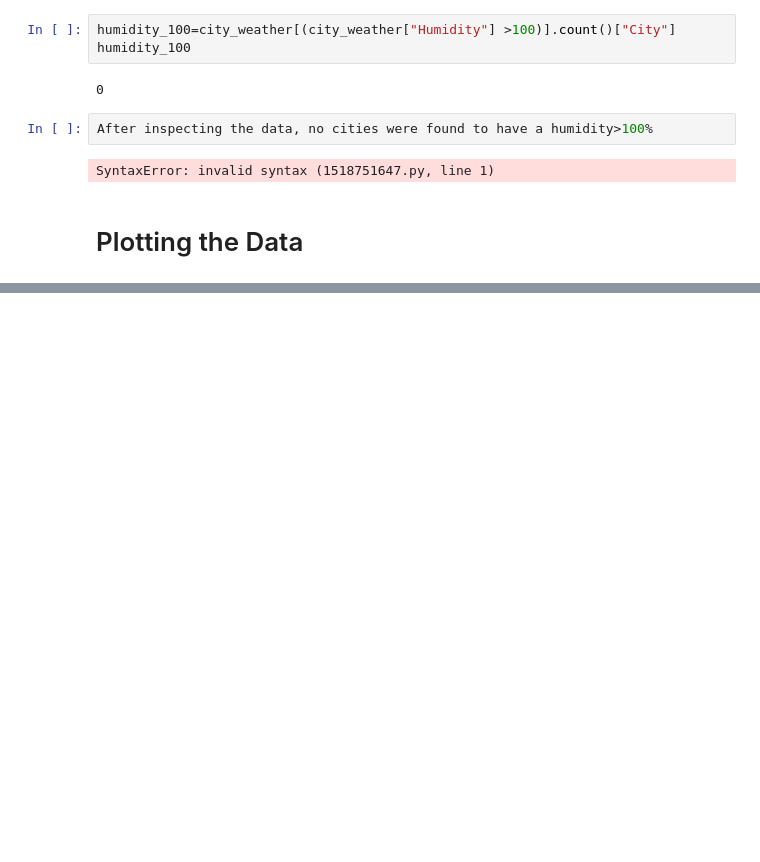
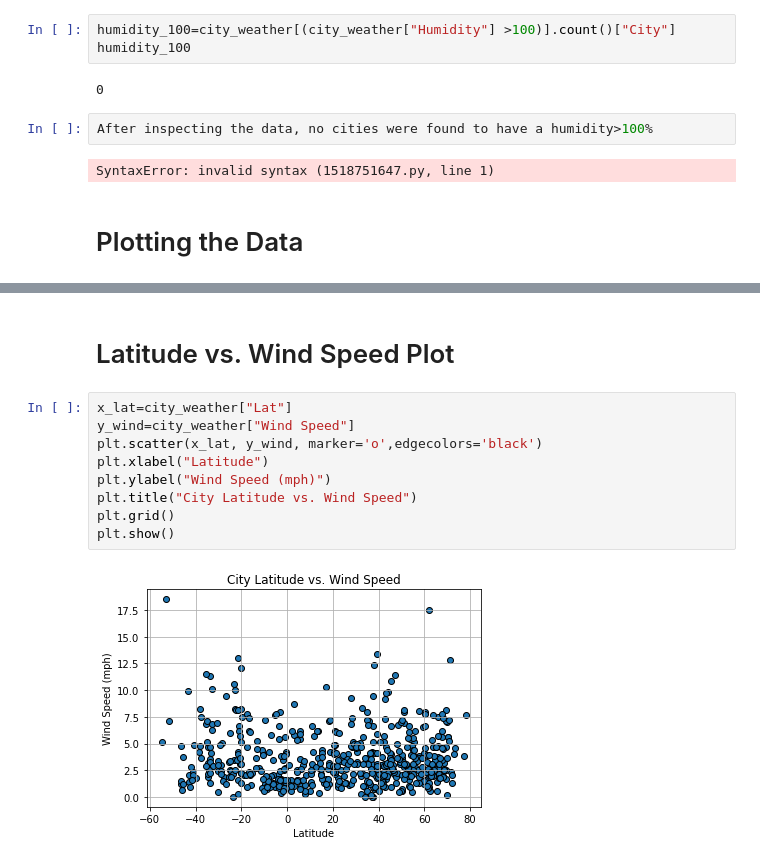
Before and after one commit to Colleen-Cobb/python-api-challenge, a Jupyter notebook: WeatherPy/WeatherPy.ipynb, the cells around one changed output, grey strips where cells are left out. Saved outputs shown, nothing was run; the diff lists cells and outputs as text; blank space fills up the shorter version.

```diff
--- a/WeatherPy/WeatherPy.ipynb
+++ b/WeatherPy/WeatherPy.ipynb
@@ -205,0 +233,13 @@ plt.show()
+# %% [markdown]
+# Latitude vs. Wind Speed Plot
+# %%
+x_lat=city_weather["Lat"]
+y_wind=city_weather["Wind Speed"]
+plt.scatter(x_lat, y_wind, marker='o',edgecolors='black')
+plt.xlabel("Latitude")
+plt.ylabel("Wind Speed (mph)")
+plt.title("City Latitude vs. Wind Speed")
+plt.grid()
+plt.show()
+# %% [output]
+[figure, added]
```
Also changed, not shown: parts of 10 cells of this notebook.
